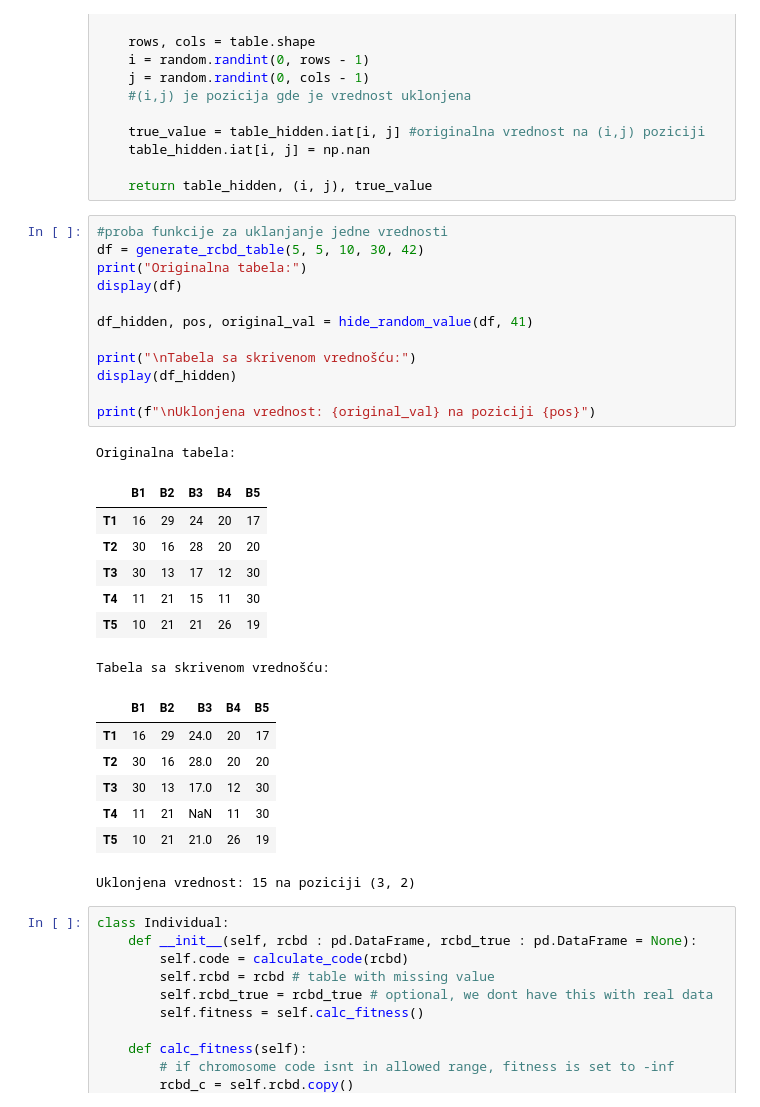
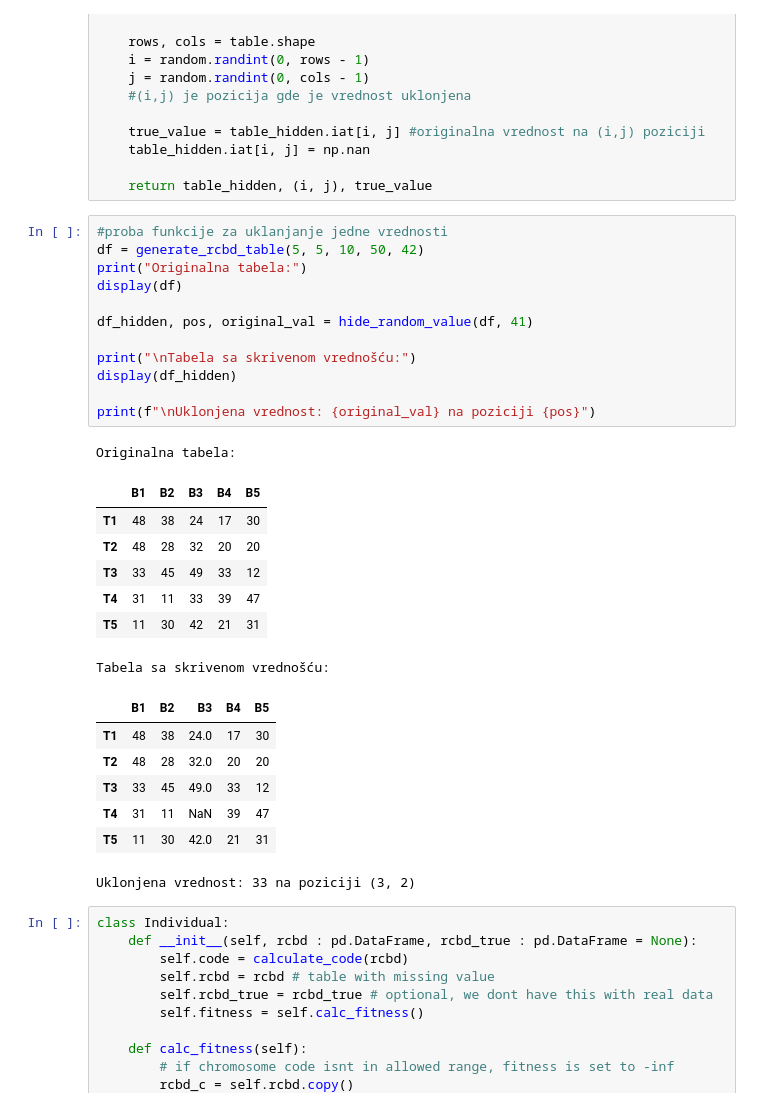
Before and after one commit to djurdjam02/CIProject, a Jupyter notebook: main.ipynb, the cells around one changed output. Drawn from its saved outputs; the diff is of its cells as text.

```diff
--- a/main.ipynb
+++ b/main.ipynb
@@ -107,32 +107,32 @@ def hide_random_value(table: pd.DataFrame, seed=None):
     return table_hidden, (i, j), true_value
 # %%
 #proba funkcije za uklanjanje jedne vrednosti
-df = generate_rcbd_table(5, 5, 10, 30, 42)
+df = generate_rcbd_table(5, 5, 10, 50, 42)
 print("Originalna tabela:")
 display(df)
 
 df_hidden, pos, original_val = hide_random_value(df, 41)
 
 print("\nTabela sa skrivenom vrednošću:")
 display(df_hidden)
 
 print(f"\nUklonjena vrednost: {original_val} na poziciji {pos}")
 # %% [output]
 Originalna tabela:
 |  | B1 | B2 | B3 | B4 | B5 |
-| T1 | 16 | 29 | 24 | 20 | 17 |
-| T2 | 30 | 16 | 28 | 20 | 20 |
-| T3 | 30 | 13 | 17 | 12 | 30 |
-| T4 | 11 | 21 | 15 | 11 | 30 |
-| T5 | 10 | 21 | 21 | 26 | 19 |
+| T1 | 48 | 38 | 24 | 17 | 30 |
+| T2 | 48 | 28 | 32 | 20 | 20 |
+| T3 | 33 | 45 | 49 | 33 | 12 |
+| T4 | 31 | 11 | 33 | 39 | 47 |
+| T5 | 11 | 30 | 42 | 21 | 31 |
 Tabela sa skrivenom vrednošću:
 |  | B1 | B2 | B3 | B4 | B5 |
-| T1 | 16 | 29 | 24.0 | 20 | 17 |
-| T2 | 30 | 16 | 28.0 | 20 | 20 |
-| T3 | 30 | 13 | 17.0 | 12 | 30 |
-| T4 | 11 | 21 | NaN | 11 | 30 |
-| T5 | 10 | 21 | 21.0 | 26 | 19 |
+| T1 | 48 | 38 | 24.0 | 17 | 30 |
+| T2 | 48 | 28 | 32.0 | 20 | 20 |
+| T3 | 33 | 45 | 49.0 | 33 | 12 |
+| T4 | 31 | 11 | NaN | 39 | 47 |
+| T5 | 11 | 30 | 42.0 | 21 | 31 |
-Uklonjena vrednost: 15 na poziciji (3, 2)
+Uklonjena vrednost: 33 na poziciji (3, 2)
 # %%
 class Individual:
     def __init__(self, rcbd : pd.DataFrame, rcbd_true : pd.DataFrame = None):
```
Also changed, not shown: parts of 11 cells of this notebook.
